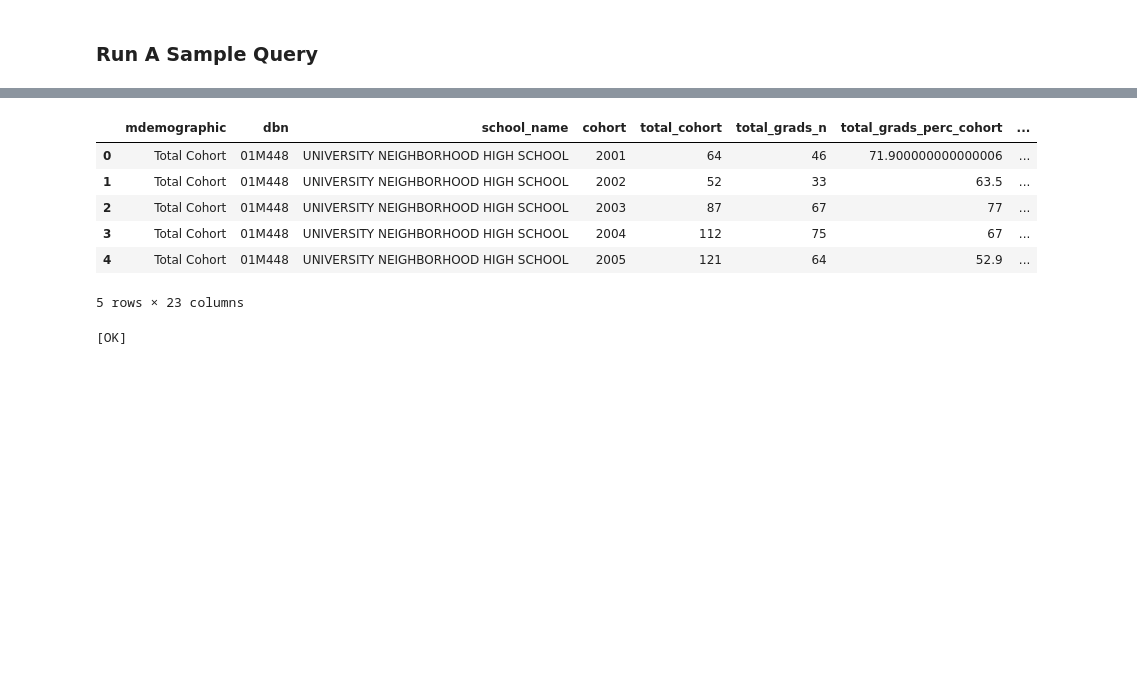
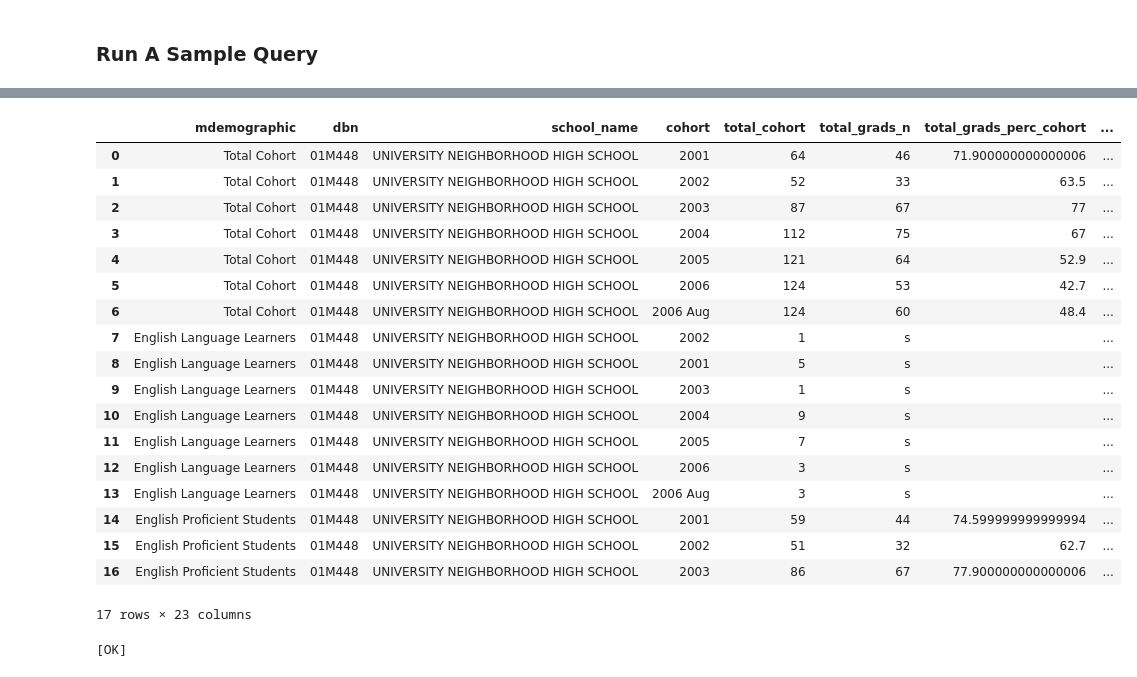
Before and after one commit to amcarr-ds/ML_modeling_using_AWS_proj, a Jupyter notebook: deliverables/00_S3_Setup_amc_v1.ipynb, the cells around one changed output, grey strips where cells are left out. Drawn from its saved outputs; the diff is of its cells as text; code cells hidden in the pictures; blank space fills up the shorter version.

```diff
--- a/deliverables/00_S3_Setup_amc_v1.ipynb
+++ b/deliverables/00_S3_Setup_amc_v1.ipynb
@@ -179,8 +185,8 @@ def create_athena_tbl_tsv(conn=None,
 - `dropped_out_n`: ,
 - `dropped_out_perc_cohort`:
 # %%
-grd_tbl_name = 'grad_outcomes'
-grd_field_list = """
+grd_tsv_tbl_name = 'grad_outcomes'
+grd_tsv_field_list = """
 mdemographic string,
 dbn string,
 school_name string,
@@ -205,14 +211,14 @@ still_enrolled_perc_cohort string,
 dropped_out_n string,
 dropped_out_perc_cohort string
 """
-grd_s3_raw_data_path = f"s3://{bucket}/raw_data/grad_outcomes"
-print(grd_s3_raw_data_path)
+grd_tsv_s3_raw_data_path = f"s3://{bucket}/raw_data/grad_outcomes"
+print(grd_tsv_s3_raw_data_path)
 
 create_athena_tbl_tsv(conn=conn,
                       db=database_name,
-                      tbl_name=grd_tbl_name,
-                      fields=grd_field_list,
-                      s3_path=grd_s3_raw_data_path,
+                      tbl_name=grd_tsv_tbl_name,
+                      fields=grd_tsv_field_list,
+                      s3_path=grd_tsv_s3_raw_data_path,
                       delim='\\t',
                       comp='',
                       skip="'skip.header.line.count'='1'")
@@ -247,8 +253,10 @@ Dataframe contains records: True
 # %%
 grd_dbn_id01 = "01M448"
 
-grd_select_dbn_stmnt = f"""SELECT * FROM {database_name}.{grd_tbl_name}
-WHERE dbn = '{grd_dbn_id01}' LIMIT 20"""
+grd_select_dbn_stmnt = f"""
+    SELECT * FROM {database_name}.{grd_tsv_tbl_name}
+    WHERE dbn = '{grd_dbn_id01}' LIMIT 17
+    """
 
 print(grd_select_dbn_stmnt)
 # %% [output]
@@ -257,15 +265,27 @@ WHERE dbn = '01M448' LIMIT 20
 # %%
 grd_df01_s01 = pd.read_sql(grd_select_dbn_stmnt,
                            conn)
-grd_df01_s01.head(5)
+grd_df01_s01.head(17)
 # %% [output]
 |  | mdemographic | dbn | school_name | cohort | total_cohort | total_grads_n | total_grads_perc_cohort | ... |
 | 0 | Total Cohort | 01M448 | UNIVERSITY NEIGHBORHOOD HIGH SCHOOL | 2001 | 64 | 46 | 71.900000000000006 | ... |
 | 1 | Total Cohort | 01M448 | UNIVERSITY NEIGHBORHOOD HIGH SCHOOL | 2002 | 52 | 33 | 63.5 | ... |
 | 2 | Total Cohort | 01M448 | UNIVERSITY NEIGHBORHOOD HIGH SCHOOL | 2003 | 87 | 67 | 77 | ... |
 | 3 | Total Cohort | 01M448 | UNIVERSITY NEIGHBORHOOD HIGH SCHOOL | 2004 | 112 | 75 | 67 | ... |
 | 4 | Total Cohort | 01M448 | UNIVERSITY NEIGHBORHOOD HIGH SCHOOL | 2005 | 121 | 64 | 52.9 | ... |
+| 5 | Total Cohort | 01M448 | UNIVERSITY NEIGHBORHOOD HIGH SCHOOL | 2006 | 124 | 53 | 42.7 | ... |
+| 6 | Total Cohort | 01M448 | UNIVERSITY NEIGHBORHOOD HIGH SCHOOL | 2006 Aug | 124 | 60 | 48.4 | ... |
+| 7 | English Language Learners | 01M448 | UNIVERSITY NEIGHBORHOOD HIGH SCHOOL | 2002 | 1 | s |  | ... |
+| 8 | English Language Learners | 01M448 | UNIVERSITY NEIGHBORHOOD HIGH SCHOOL | 2001 | 5 | s |  | ... |
+| 9 | English Language Learners | 01M448 | UNIVERSITY NEIGHBORHOOD HIGH SCHOOL | 2003 | 1 | s |  | ... |
+| 10 | English Language Learners | 01M448 | UNIVERSITY NEIGHBORHOOD HIGH SCHOOL | 2004 | 9 | s |  | ... |
+| 11 | English Language Learners | 01M448 | UNIVERSITY NEIGHBORHOOD HIGH SCHOOL | 2005 | 7 | s |  | ... |
+| 12 | English Language Learners | 01M448 | UNIVERSITY NEIGHBORHOOD HIGH SCHOOL | 2006 | 3 | s |  | ... |
+| 13 | English Language Learners | 01M448 | UNIVERSITY NEIGHBORHOOD HIGH SCHOOL | 2006 Aug | 3 | s |  | ... |
+| 14 | English Proficient Students | 01M448 | UNIVERSITY NEIGHBORHOOD HIGH SCHOOL | 2001 | 59 | 44 | 74.599999999999994 | ... |
+| 15 | English Proficient Students | 01M448 | UNIVERSITY NEIGHBORHOOD HIGH SCHOOL | 2002 | 51 | 32 | 62.7 | ... |
+| 16 | English Proficient Students | 01M448 | UNIVERSITY NEIGHBORHOOD HIGH SCHOOL | 2003 | 86 | 67 | 77.900000000000006 | ... |
-5 rows × 23 columns
+17 rows × 23 columns
 # %%
 if not grd_df01_s01.empty:
     print("[OK]")
```
Also changed, not shown: parts of 46 cells of this notebook.
